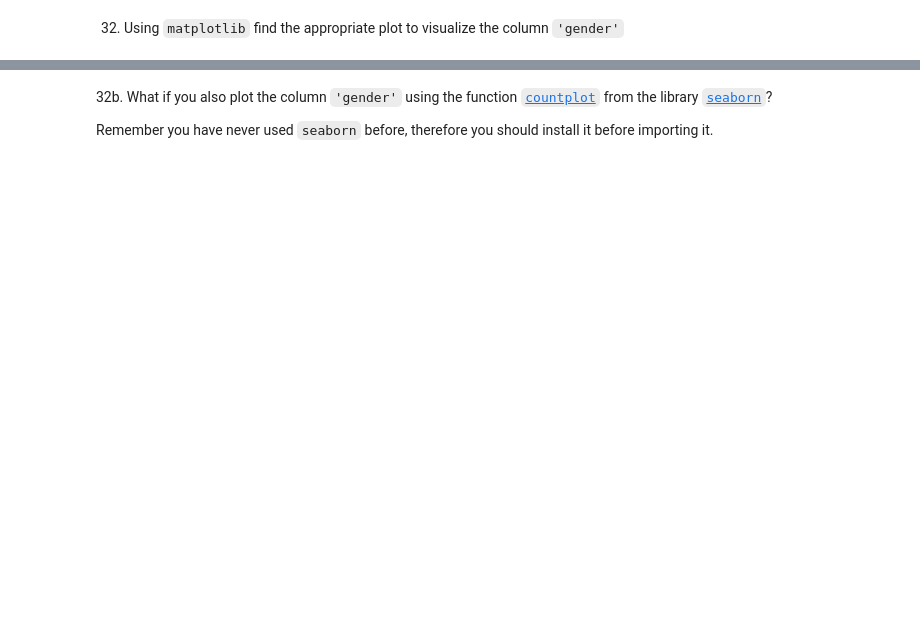
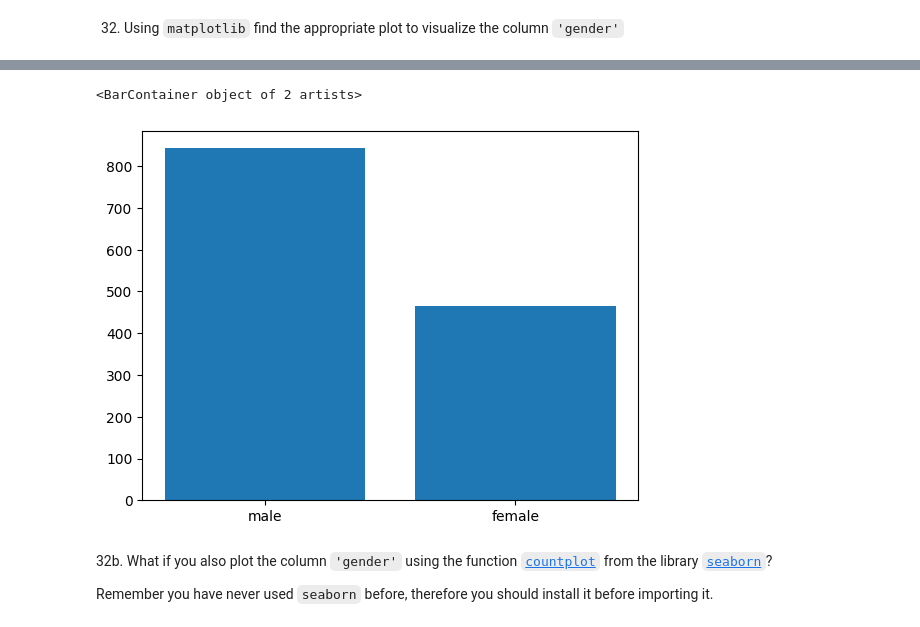
Before and after one commit to hey-hector/2026-02-BILBAO-FT-Data-Science, a Jupyter notebook: 2-Data_Analysis/2-Pandas/Practica/7-Titanic/Titanic-exercise_Hector.ipynb, the cells around one changed output, grey strips where cells are left out. Drawn from its saved outputs; the diff is of its cells as text; code cells hidden in the pictures; blank space fills up the shorter version.

```diff
--- a/2-Data_Analysis/2-Pandas/Practica/7-Titanic/Titanic-exercise_Hector.ipynb
+++ b/2-Data_Analysis/2-Pandas/Practica/7-Titanic/Titanic-exercise_Hector.ipynb
@@ -531,3 +696,9 @@ import matplotlib.pyplot as plt
+# %%
+counts = titanic["gender"].value_counts()
+plt.bar(counts.index, counts.values)
+# %% [output]
+<BarContainer object of 2 artists>
+[figure, added]
 # %% [markdown]
 32b. What if you also plot the column `'gender'` using the function [`countplot`](https://seaborn.pydata.org/generated/seaborn.countplot.html) from the library [`seaborn`](https://seaborn.pydata.org/)?
 
```
Also changed, not shown: parts of 27 cells of this notebook, 1 other file.
